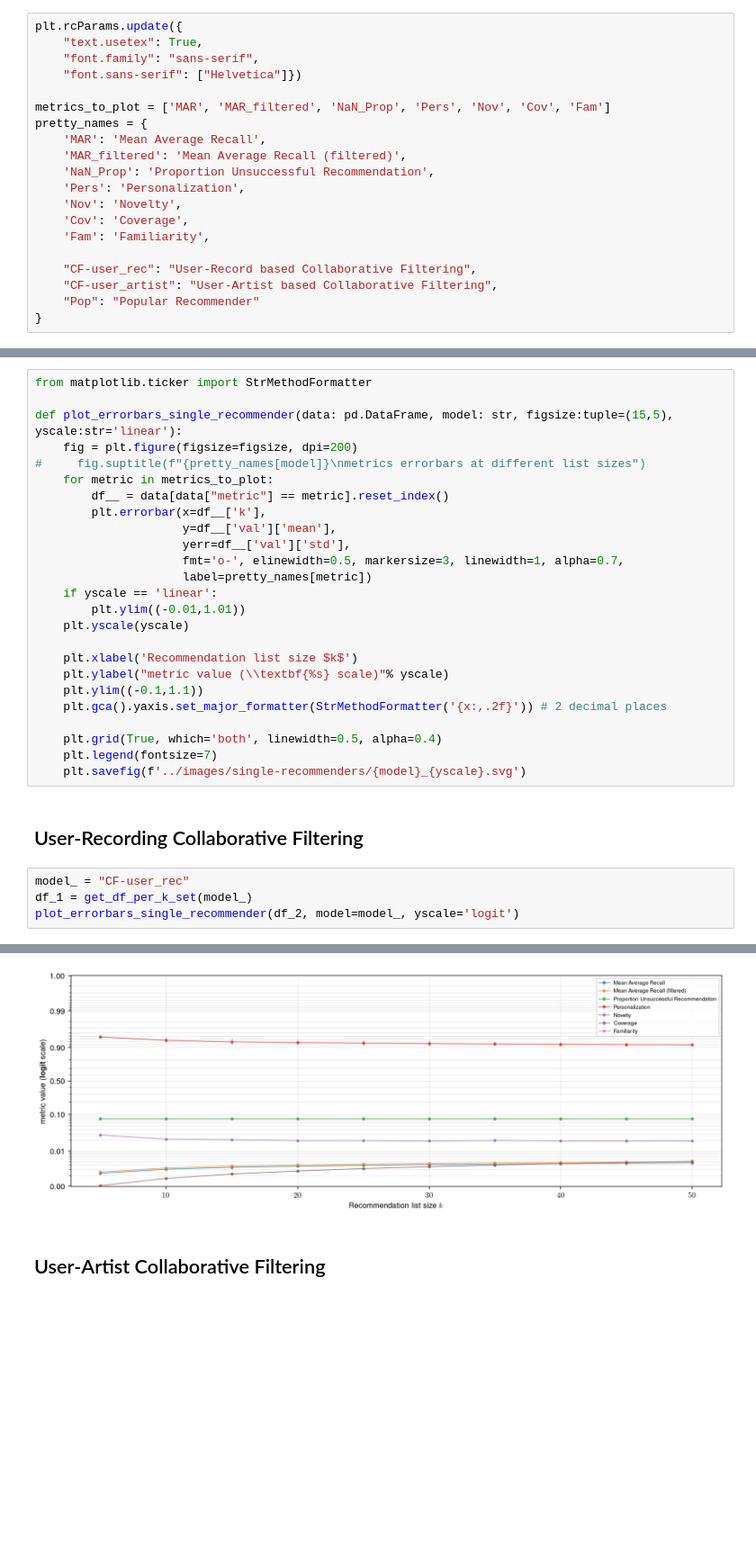
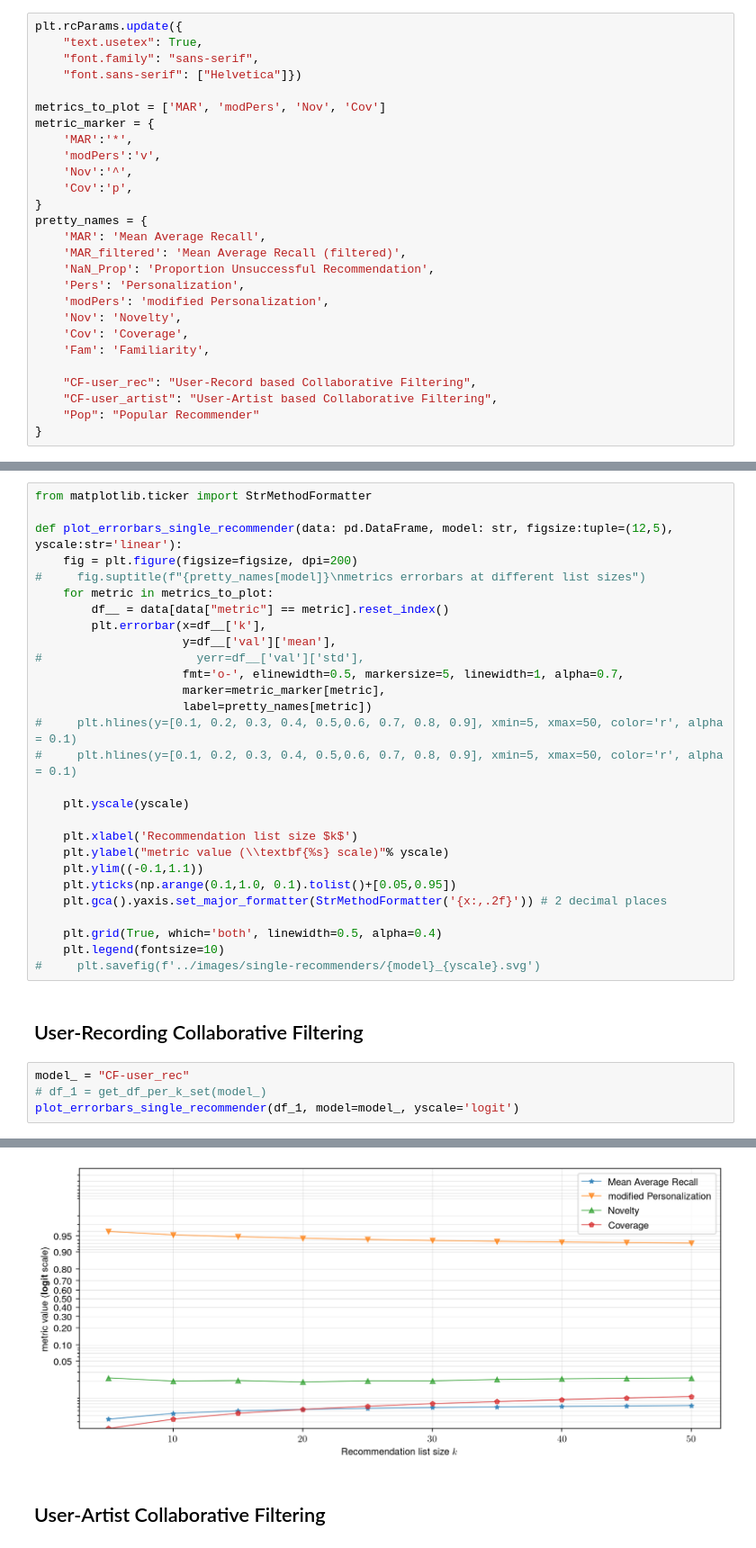
Before and after one commit to sharwinbobde/MLHD-insights, a Jupyter notebook: python-code/visualizations/recommenders-analysis.ipynb, the cells around one changed output, grey strips where cells are left out. Shown at 90% size. Saved outputs shown, nothing was run; the diff lists cells and outputs as text; blank space fills up the shorter version.

```diff
--- a/python-code/visualizations/recommenders-analysis.ipynb
+++ b/python-code/visualizations/recommenders-analysis.ipynb
@@ -40,12 +70,19 @@ plt.rcParams.update({
     "font.family": "sans-serif",
     "font.sans-serif": ["Helvetica"]})
 
-metrics_to_plot = ['MAR', 'MAR_filtered', 'NaN_Prop', 'Pers', 'Nov', 'Cov', 'Fam']
+metrics_to_plot = ['MAR', 'modPers', 'Nov', 'Cov']
+metric_marker = {
+    'MAR':'*',
+    'modPers':'v',
+    'Nov':'^',
+    'Cov':'p',
+}
 pretty_names = {
     'MAR': 'Mean Average Recall',
     'MAR_filtered': 'Mean Average Recall (filtered)',
     'NaN_Prop': 'Proportion Unsuccessful Recommendation',
     'Pers': 'Personalization',
+    'modPers': 'modified Personalization',
     'Nov': 'Novelty',
     'Cov': 'Coverage',
     'Fam': 'Familiarity',
@@ -85,32 +122,35 @@ def get_df_per_k_set(model: str, processes:int = config.num_cpu):
 # %%
 from matplotlib.ticker import StrMethodFormatter
 
-def plot_errorbars_single_recommender(data: pd.DataFrame, model: str, figsize:tuple=(15,5), yscale:str='linear'):
+def plot_errorbars_single_recommender(data: pd.DataFrame, model: str, figsize:tuple=(12,5), yscale:str='linear'):
     fig = plt.figure(figsize=figsize, dpi=200)
 #     fig.suptitle(f"{pretty_names[model]}\nmetrics errorbars at different list sizes")
     for metric in metrics_to_plot:
         df__ = data[data["metric"] == metric].reset_index()
         plt.errorbar(x=df__['k'],
                      y=df__['val']['mean'],
-                     yerr=df__['val']['std'],
-                     fmt='o-', elinewidth=0.5, markersize=3, linewidth=1, alpha=0.7,
+#                      yerr=df__['val']['std'],
+                     fmt='o-', elinewidth=0.5, markersize=5, linewidth=1, alpha=0.7,
+                     marker=metric_marker[metric],
                      label=pretty_names[metric])
-    if yscale == 'linear':
-        plt.ylim((-0.01,1.01))
+#     plt.hlines(y=[0.1, 0.2, 0.3, 0.4, 0.5,0.6, 0.7, 0.8, 0.9], xmin=5, xmax=50, color='r', alpha = 0.1)
+#     plt.hlines(y=[0.1, 0.2, 0.3, 0.4, 0.5,0.6, 0.7, 0.8, 0.9], xmin=5, xmax=50, color='r', alpha = 0.1)
+
     plt.yscale(yscale)
 
     plt.xlabel('Recommendation list size $k$')
     plt.ylabel("metric value (\\textbf{%s} scale)"% yscale)
     plt.ylim((-0.1,1.1))
+    plt.yticks(np.arange(0.1,1.0, 0.1).tolist()+[0.05,0.95])
     plt.gca().yaxis.set_major_formatter(StrMethodFormatter('{x:,.2f}')) # 2 decimal places
 
     plt.grid(True, which='both', linewidth=0.5, alpha=0.4)
-    plt.legend(fontsize=7)
-    plt.savefig(f'../images/single-recommenders/{model}_{yscale}.svg')
+    plt.legend(fontsize=10)
+#     plt.savefig(f'../images/single-recommenders/{model}_{yscale}.svg')
 # %% [markdown]
 ## User-Recording Collaborative Filtering
 # %%
 model_ = "CF-user_rec"
-df_1 = get_df_per_k_set(model_)
-plot_errorbars_single_recommender(df_2, model=model_, yscale='logit')
+# df_1 = get_df_per_k_set(model_)
+plot_errorbars_single_recommender(df_1, model=model_, yscale='logit')
 # %% [output]
@@ -134,4 +157,4 @@ Completed: (50, 1, 'CF-user_rec', 2008)
-[figure, old version]
+[figure, new version]
 # %% [markdown]
 ## User-Artist Collaborative Filtering
 # %%
```
Also changed, not shown: parts of 10 cells of this notebook, 21 other files.
